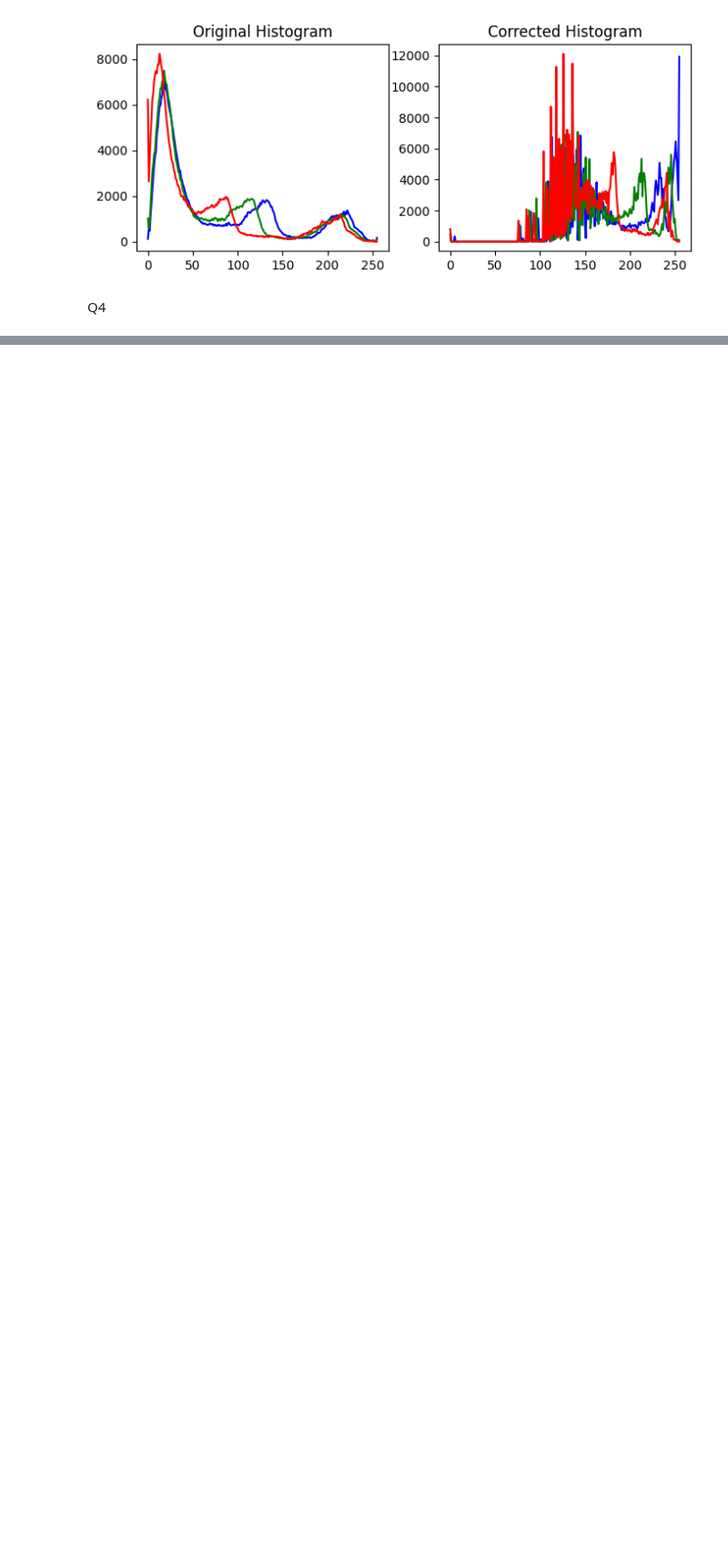
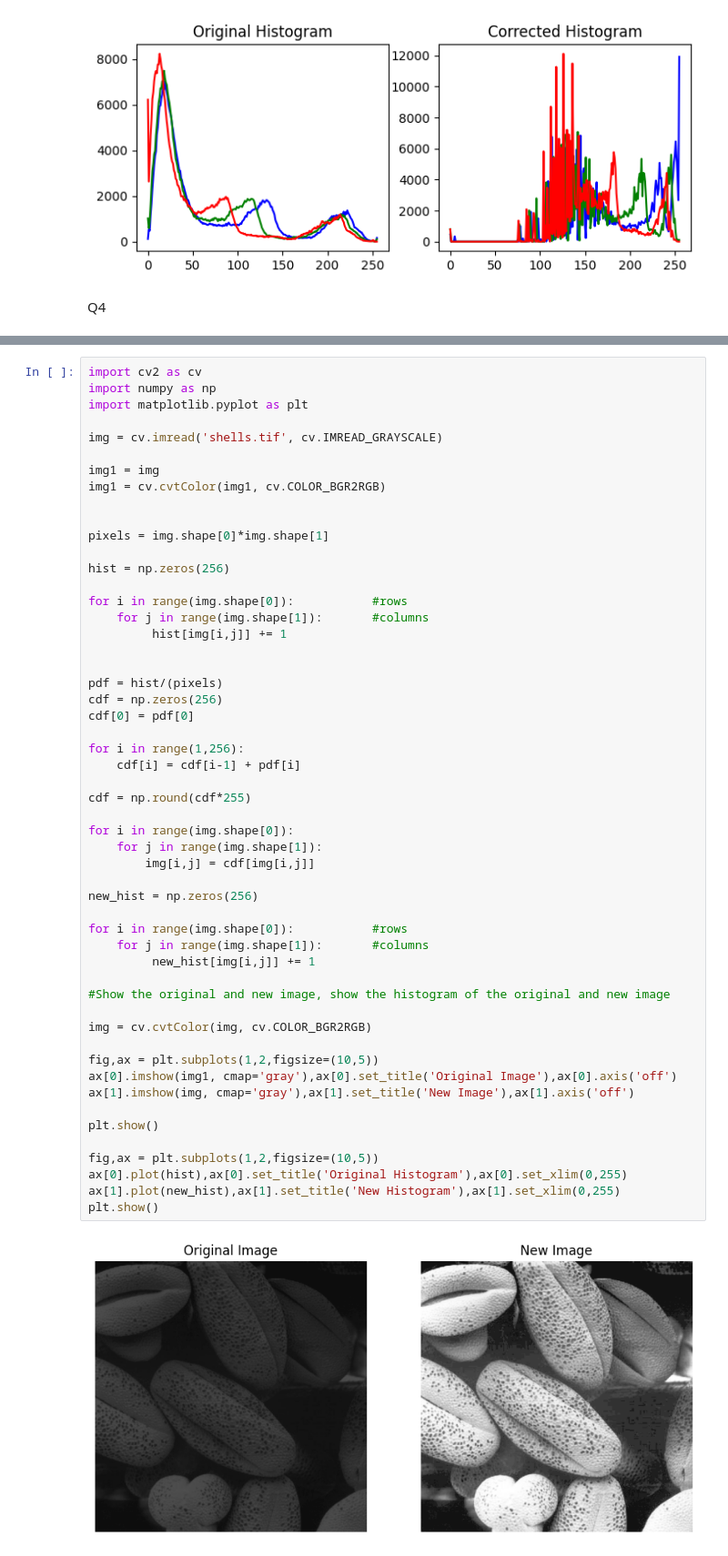
Before and after one commit to tharusha-pathirana/S5_EN3160, a Jupyter notebook: Assignment1.ipynb, the cells around one changed output, grey strips where cells are left out. Shown at 91% size. Drawn from its saved outputs; the diff is of its cells as text; blank space fills up the shorter version.

```diff
--- a/Assignment1.ipynb
+++ b/Assignment1.ipynb
@@ -245,0 +253,55 @@ plt.show()
+# %%
+import cv2 as cv
+import numpy as np
+import matplotlib.pyplot as plt
+
+img = cv.imread('shells.tif', cv.IMREAD_GRAYSCALE)
+
+img1 = img
+img1 = cv.cvtColor(img1, cv.COLOR_BGR2RGB)
+
+
+pixels = img.shape[0]*img.shape[1]
+
+hist = np.zeros(256)
+
+for i in range(img.shape[0]):           #rows
+    for j in range(img.shape[1]):       #columns
+         hist[img[i,j]] += 1
+
+
+pdf = hist/(pixels)
+cdf = np.zeros(256)
+cdf[0] = pdf[0]
+
+for i in range(1,256):
+    cdf[i] = cdf[i-1] + pdf[i]
+
+cdf = np.round(cdf*255)
+
+for i in range(img.shape[0]):
+    for j in range(img.shape[1]):
+        img[i,j] = cdf[img[i,j]]
+
+new_hist = np.zeros(256)
+
+for i in range(img.shape[0]):           #rows
+    for j in range(img.shape[1]):       #columns
+         new_hist[img[i,j]] += 1
+
+#Show the original and new image, show the histogram of the original and new image
+
+img = cv.cvtColor(img, cv.COLOR_BGR2RGB)
+
+fig,ax = plt.subplots(1,2,figsize=(10,5))
+ax[0].imshow(img1, cmap='gray'),ax[0].set_title('Original Image'),ax[0].axis('off')
+ax[1].imshow(img, cmap='gray'),ax[1].set_title('New Image'),ax[1].axis('off')
+
+plt.show()
+
+fig,ax = plt.subplots(1,2,figsize=(10,5))
+ax[0].plot(hist),ax[0].set_title('Original Histogram'),ax[0].set_xlim(0,255)
+ax[1].plot(new_hist),ax[1].set_title('New Histogram'),ax[1].set_xlim(0,255)
+plt.show()
+# %% [output]
+[figure, added]
```
Also changed, not shown: parts of 6 cells of this notebook.
